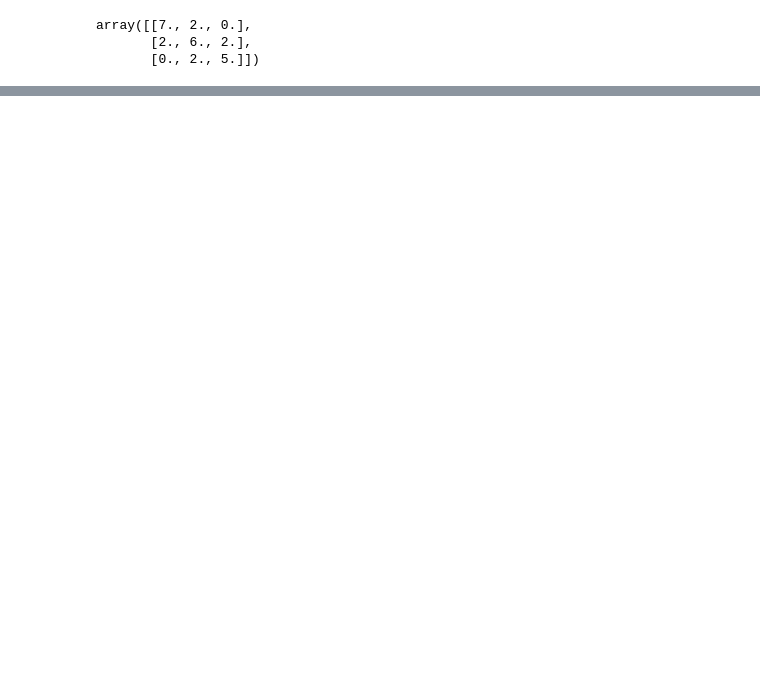
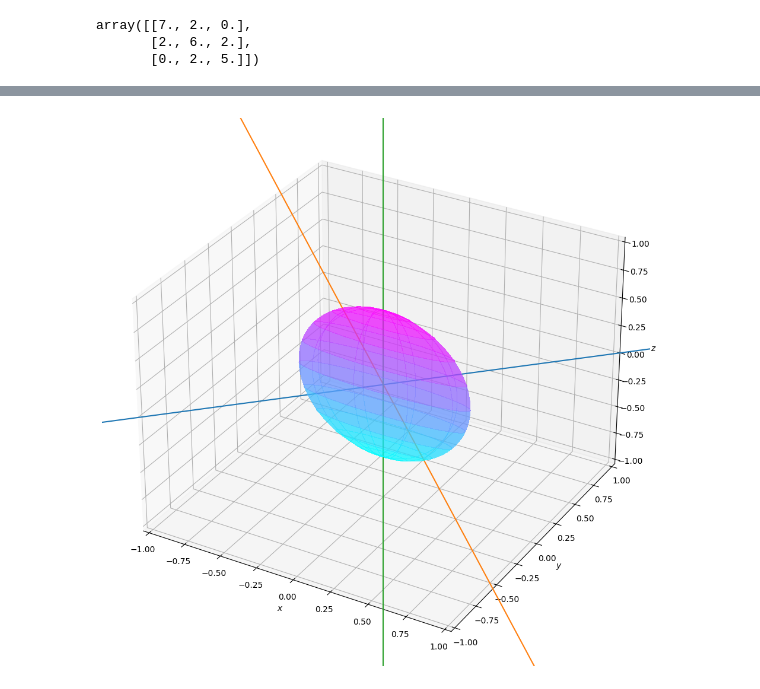
Before and after one commit to chessparov/Inertia-elipsoid, a Jupyter notebook: Inertia-elipsoid.ipynb, the cells around one changed output, grey strips where cells are left out. Cells and saved outputs as stored; diff of their text form; code cells hidden in the pictures; blank space fills up the shorter version.

Commit message:
Added support for continuum bodies

```diff
--- a/Inertia-elipsoid.ipynb
+++ b/Inertia-elipsoid.ipynb
@@ -26,0 +20,2 @@ i.pltElipsoid(i.getInertiaTensor(lstPoints2))
+# %%
+rettangolo = i.Continuum(0, [1, 0, 0], [0, 1], 1, 1)
@@ -26,0 +28,4 @@ i.pltElipsoid(i.getInertiaTensor(lstPoints2))
+# %%
+i.pltElipsoid(i.getInertiaTensor(True, rettangolo))
+# %% [output]
+[figure, added]
```
Also changed, not shown: parts of 5 cells of this notebook, 1 other file.
